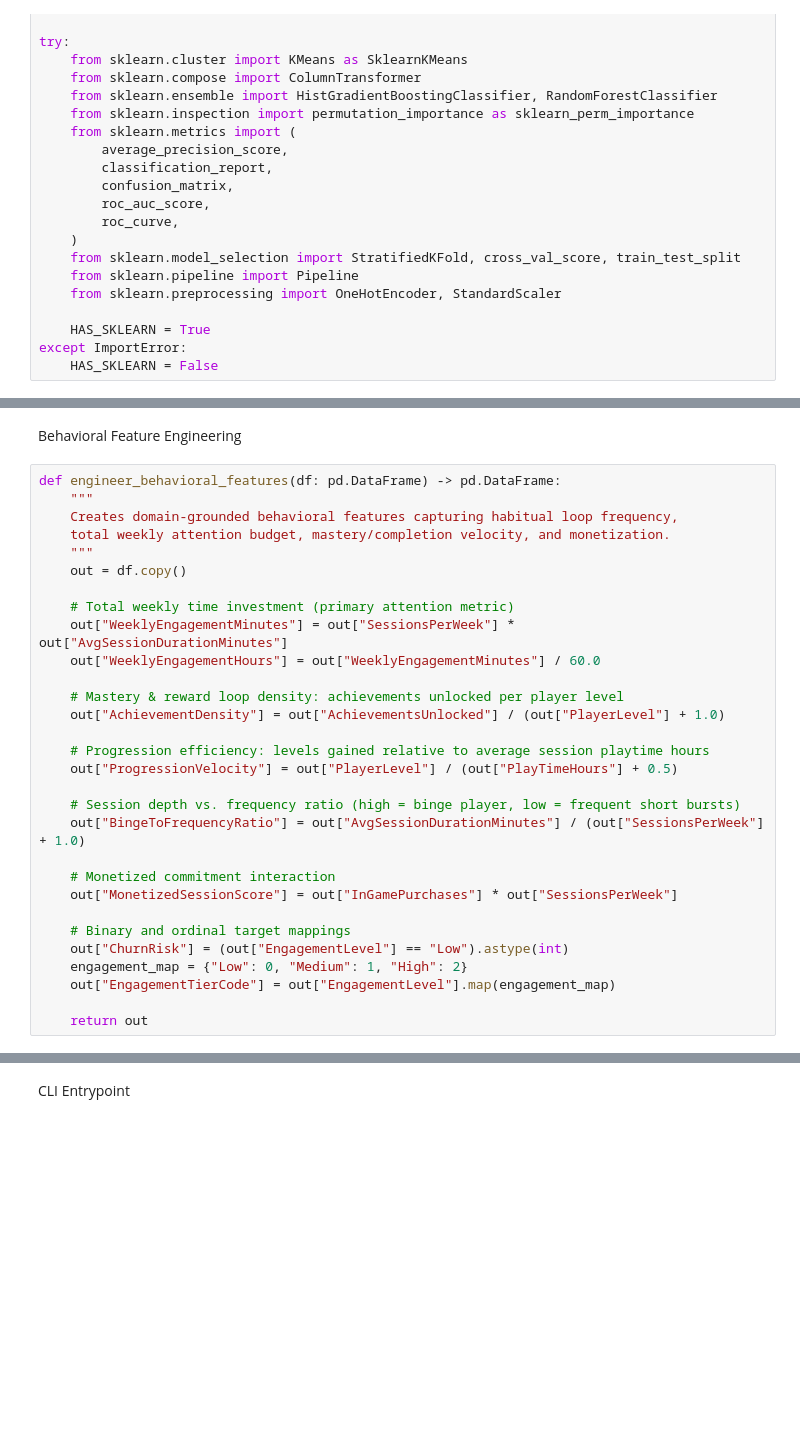
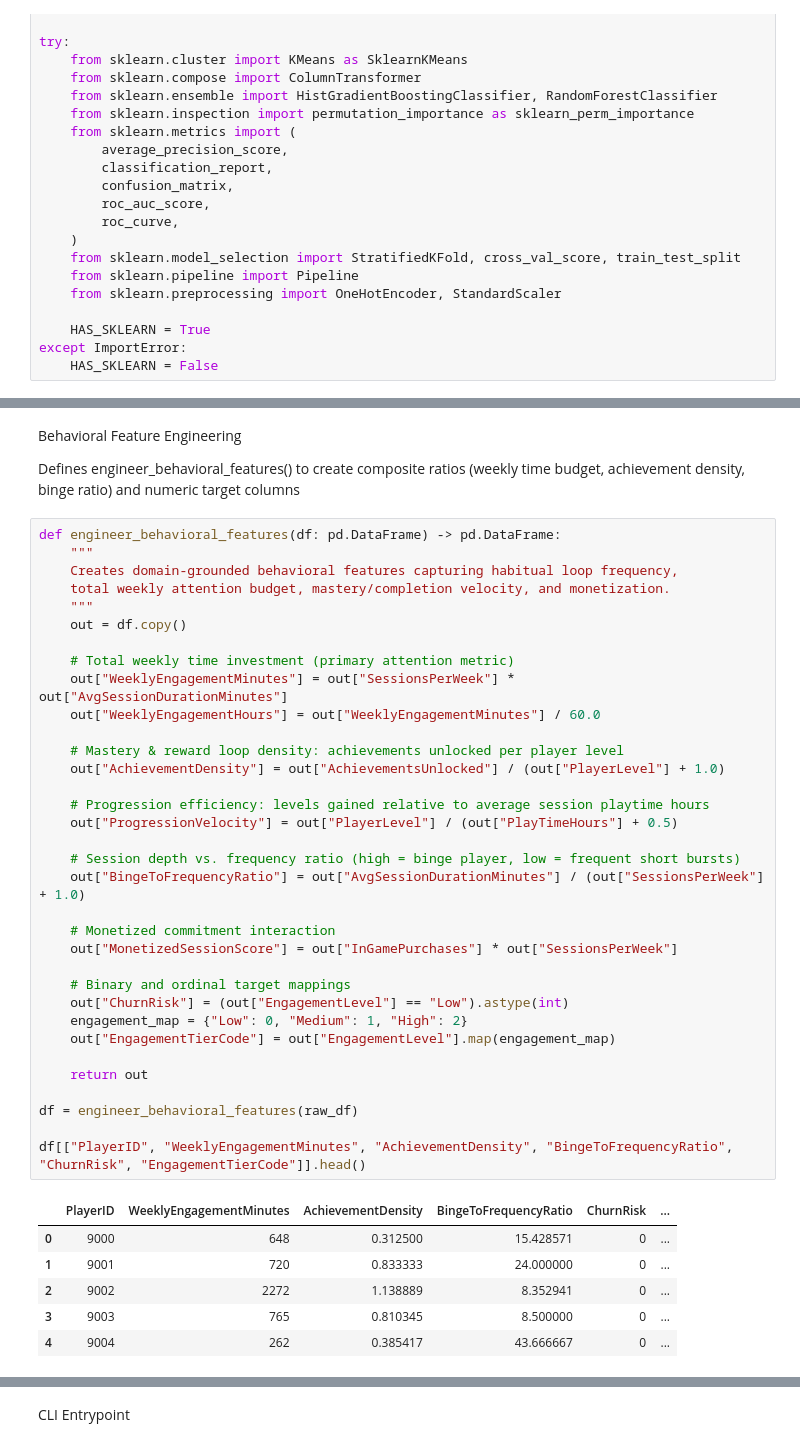
Before and after one commit to OtisPratt/Player-Churn-and-Retention, a Jupyter notebook: Churn&RetentionNB.ipynb, the cells around one changed output, grey strips where cells are left out. Cells and saved outputs as stored; diff of their text form; blank space fills up the shorter version.

```diff
--- a/Churn&RetentionNB.ipynb
+++ b/Churn&RetentionNB.ipynb
@@ -161,32 +181,45 @@ def generate_schema_accurate_demo_data(n_samples: int = 5000, seed: int = 42) ->
-# %% [markdown]
-Behavioral Feature Engineering
+# %% [markdown]
+Behavioral Feature Engineering
+
+Defines engineer_behavioral_features() to create composite ratios (weekly time budget, achievement density, binge ratio) and numeric target columns
 # %%
 def engineer_behavioral_features(df: pd.DataFrame) -> pd.DataFrame:
     """
     Creates domain-grounded behavioral features capturing habitual loop frequency,
     total weekly attention budget, mastery/completion velocity, and monetization.
     """
     out = df.copy()
 
     # Total weekly time investment (primary attention metric)
     out["WeeklyEngagementMinutes"] = out["SessionsPerWeek"] * out["AvgSessionDurationMinutes"]
     out["WeeklyEngagementHours"] = out["WeeklyEngagementMinutes"] / 60.0
 
     # Mastery & reward loop density: achievements unlocked per player level
     out["AchievementDensity"] = out["AchievementsUnlocked"] / (out["PlayerLevel"] + 1.0)
 
     # Progression efficiency: levels gained relative to average session playtime hours
     out["ProgressionVelocity"] = out["PlayerLevel"] / (out["PlayTimeHours"] + 0.5)
 
     # Session depth vs. frequency ratio (high = binge player, low = frequent short bursts)
     out["BingeToFrequencyRatio"] = out["AvgSessionDurationMinutes"] / (out["SessionsPerWeek"] + 1.0)
 
     # Monetized commitment interaction
     out["MonetizedSessionScore"] = out["InGamePurchases"] * out["SessionsPerWeek"]
 
     # Binary and ordinal target mappings
     out["ChurnRisk"] = (out["EngagementLevel"] == "Low").astype(int)
     engagement_map = {"Low": 0, "Medium": 1, "High": 2}
     out["EngagementTierCode"] = out["EngagementLevel"].map(engagement_map)
 
     return out
+
+df = engineer_behavioral_features(raw_df)
+
+df[["PlayerID", "WeeklyEngagementMinutes", "AchievementDensity", "BingeToFrequencyRatio", "ChurnRisk", "EngagementTierCode"]].head()
+# %% [output]
+|  | PlayerID | WeeklyEngagementMinutes | AchievementDensity | BingeToFrequencyRatio | ChurnRisk | ... |
+| 0 | 9000 | 648 | 0.312500 | 15.428571 | 0 | ... |
+| 1 | 9001 | 720 | 0.833333 | 24.000000 | 0 | ... |
+| 2 | 9002 | 2272 | 1.138889 | 8.352941 | 0 | ... |
+| 3 | 9003 | 765 | 0.810345 | 8.500000 | 0 | ... |
+| 4 | 9004 | 262 | 0.385417 | 43.666667 | 0 | ... |
```
Also changed, not shown: parts of 14 cells of this notebook.
